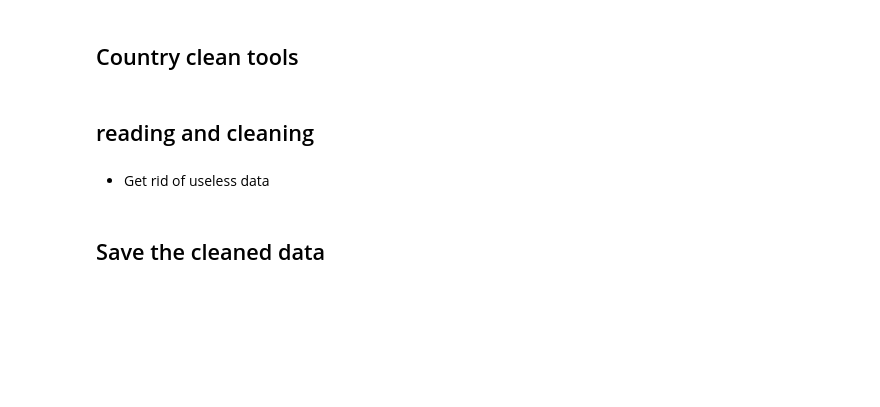
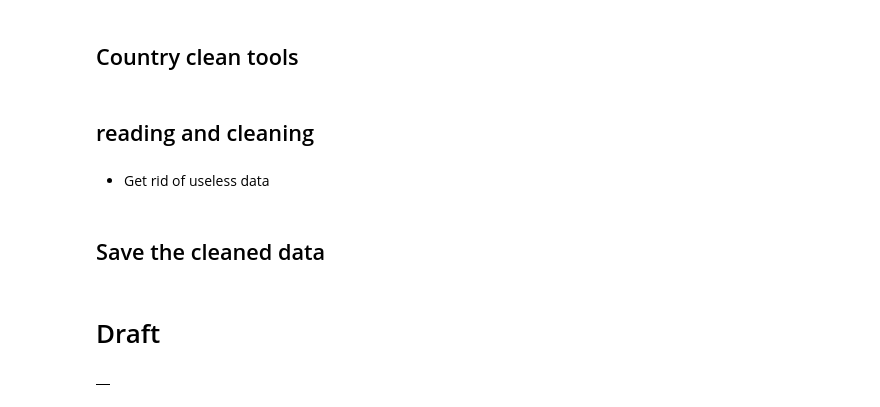
Before and after one commit to hamed-a/DI-project, a Jupyter notebook: clean_susb_.ipynb, the cells around one changed output. Saved outputs shown, nothing was run; the diff lists cells and outputs as text; code cells hidden in the pictures; blank space fills up the shorter version.

```diff
--- a/clean_susb_.ipynb
+++ b/clean_susb_.ipynb
@@ -336,3 +352,9 @@ for year in range(year_start,2018):
 # %%
 for year in range(1998,2018):
     df[year].to_csv('data/cleaned/state_naicssector_cleanedv2_totEmploy_'+str(year)+'.csv',index=False)
+# %% [markdown]
+# Draft
+# %%
+pd.read_excel('data/state/us_state_naicssector_small_emplsize_2013.xls',skiprows=5,usecols=[-3])
+# %% [output]
+|  |
```
Also changed, not shown: parts of 5 cells of this notebook, 14 other files.
